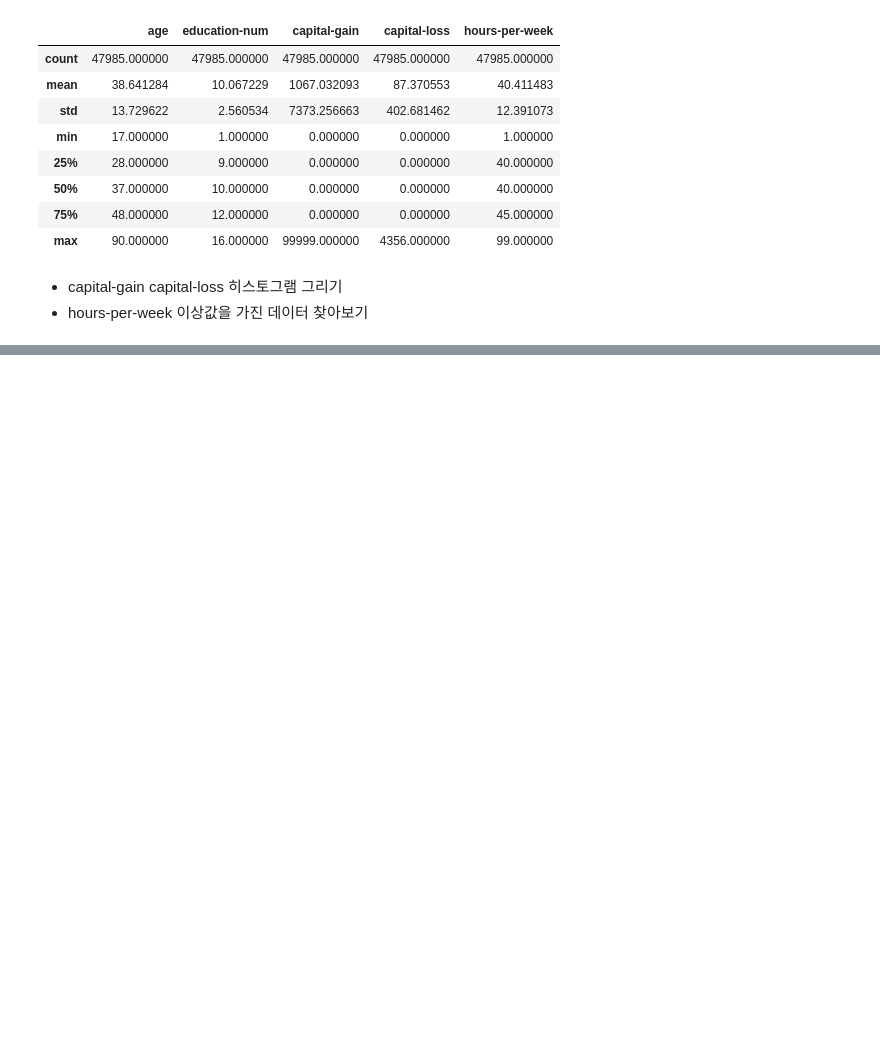
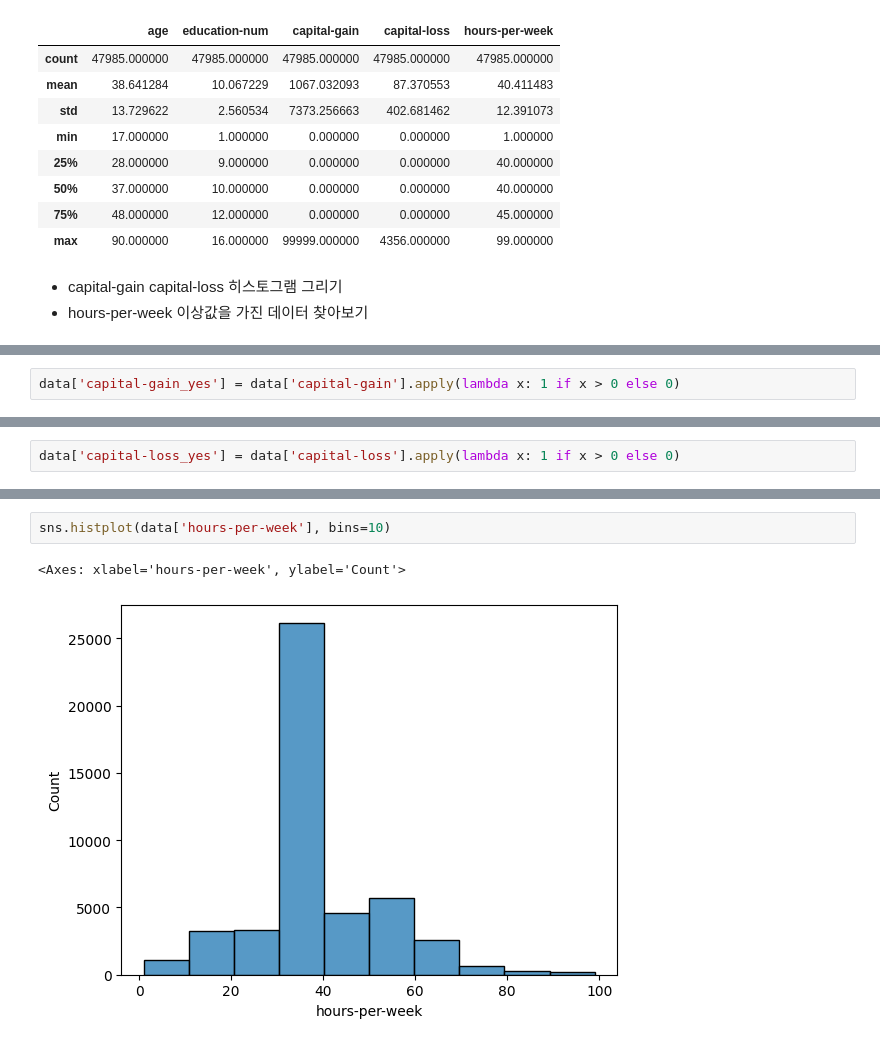
Before and after one commit to haram4th/fintech_pm_data_science, a Jupyter notebook: 06machine_learning/07앙상블모델연습2_연봉데이터.ipynb, the cells around one changed output, grey strips where cells are left out. Saved outputs shown, nothing was run; the diff lists cells and outputs as text; blank space fills up the shorter version.

```diff
--- a/06machine_learning/07앙상블모델연습2_연봉데이터.ipynb
+++ b/06machine_learning/07앙상블모델연습2_연봉데이터.ipynb
@@ -344,0 +400,2 @@ search_outlier
+# %%
+data['capital-gain_yes'] = data['capital-gain'].apply(lambda x: 1 if x > 0 else 0)
@@ -344,0 +411,2 @@ search_outlier
+# %%
+data['capital-loss_yes'] = data['capital-loss'].apply(lambda x: 1 if x > 0 else 0)
@@ -344,0 +508,5 @@ search_outlier
+# %%
+sns.histplot(data['hours-per-week'], bins=10)
+# %% [output]
+<Axes: xlabel='hours-per-week', ylabel='Count'>
+[figure, added]
```
Also changed, not shown: parts of 36 cells of this notebook, 1 other file.
